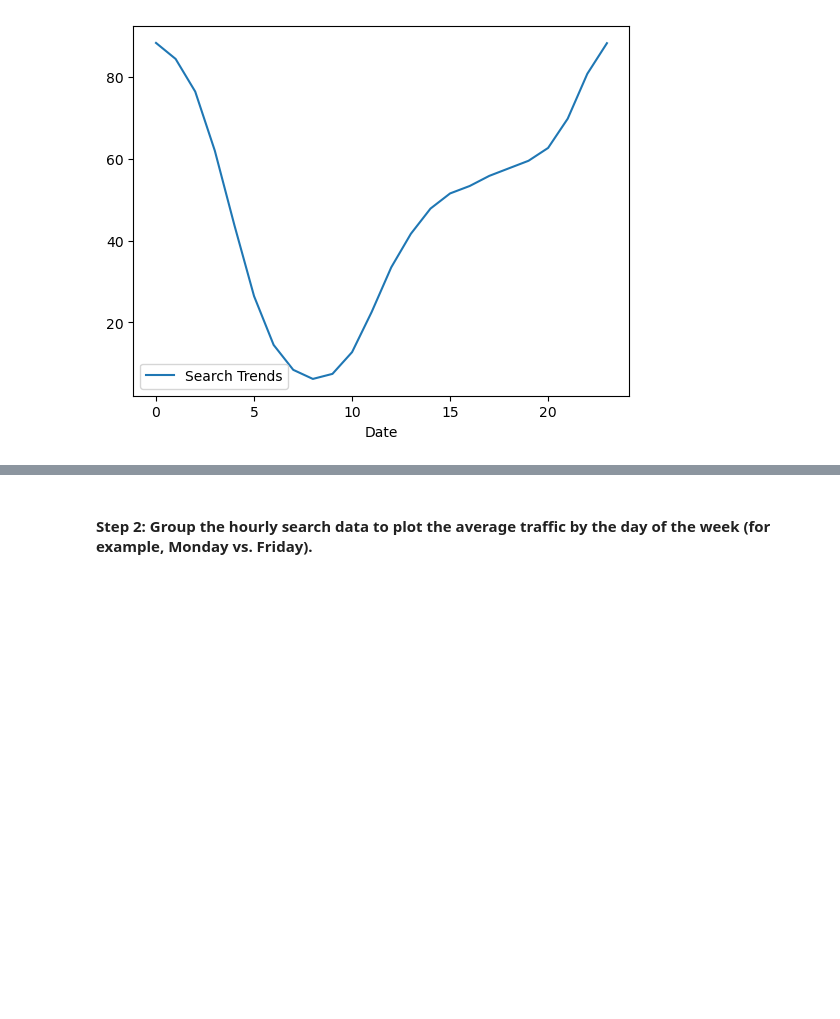
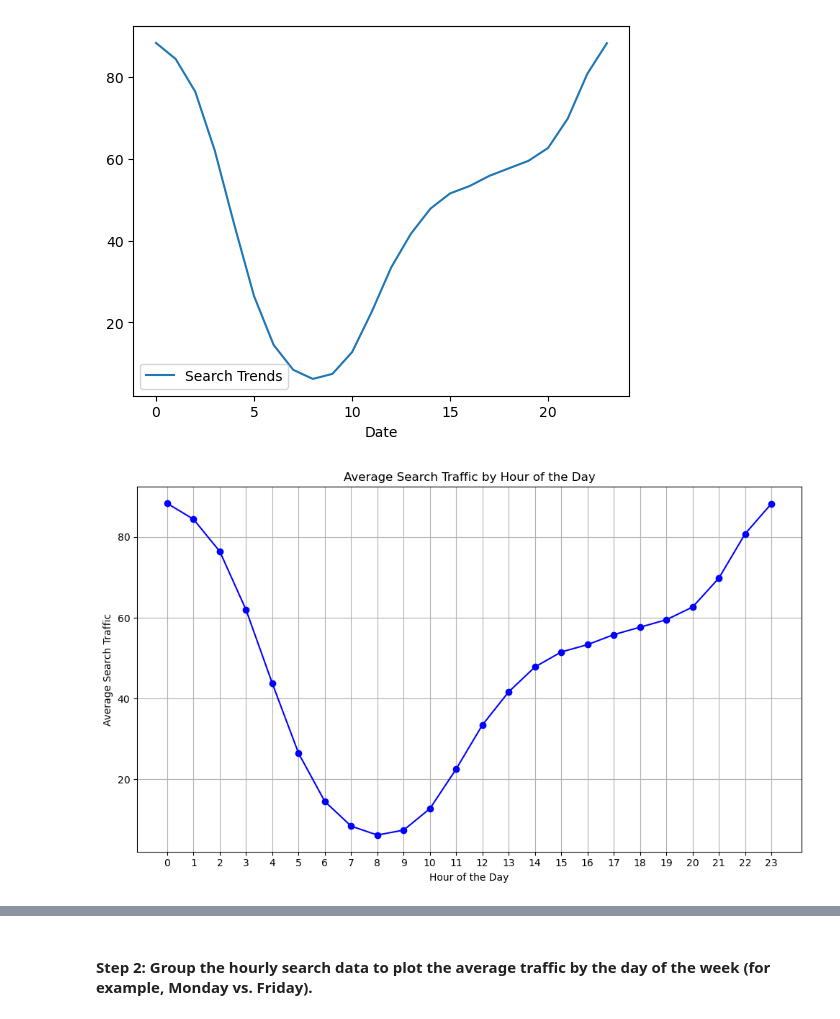
Before and after one commit to silas-ph/prophet-challenge, a Jupyter notebook: forecasting_net_prophet.ipynb, the cells around one changed output, grey strips where cells are left out. Drawn from its saved outputs; the diff is of its cells as text; code cells hidden in the pictures; blank space fills up the shorter version.

Commit message:
Finished part one in draft form, visualizations need corrected

```diff
--- a/forecasting_net_prophet.ipynb
+++ b/forecasting_net_prophet.ipynb
@@ -311,3 +306,21 @@ To that end, you want to mine the search traffic data for predictable seasonal p
 # %% [output]
 <Axes: xlabel='Date'>
 [figure]
+# %%
+# Extract the hour component from the datetime index
+hourly_traffic = df_mercado_trends.groupby(df_mercado_trends.index.hour)[
+    "Search Trends"
+].mean()
+
+# Plot the average search traffic by the hour
+plt.figure(figsize=(10, 6))
+hourly_traffic.plot(kind="line", marker="o", color="blue", linestyle="-")
+plt.title("Average Search Traffic by Hour of the Day")
+plt.xlabel("Hour of the Day")
+plt.ylabel("Average Search Traffic")
+plt.xticks(range(24))
+plt.grid(True)
+plt.tight_layout()
+plt.show()
+# %% [output]
+[figure, added]
```
Also changed, not shown: parts of 10 cells of this notebook.
